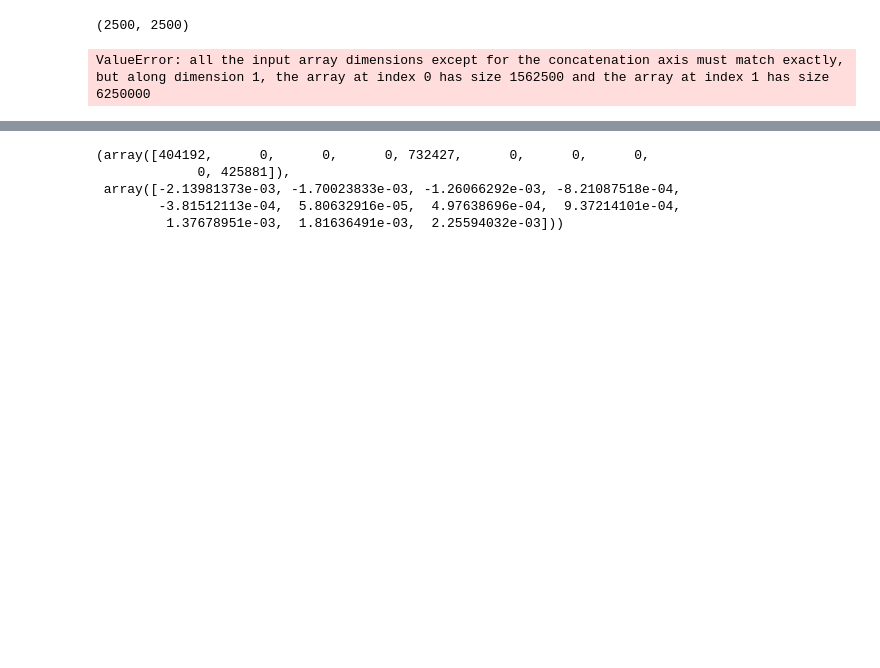
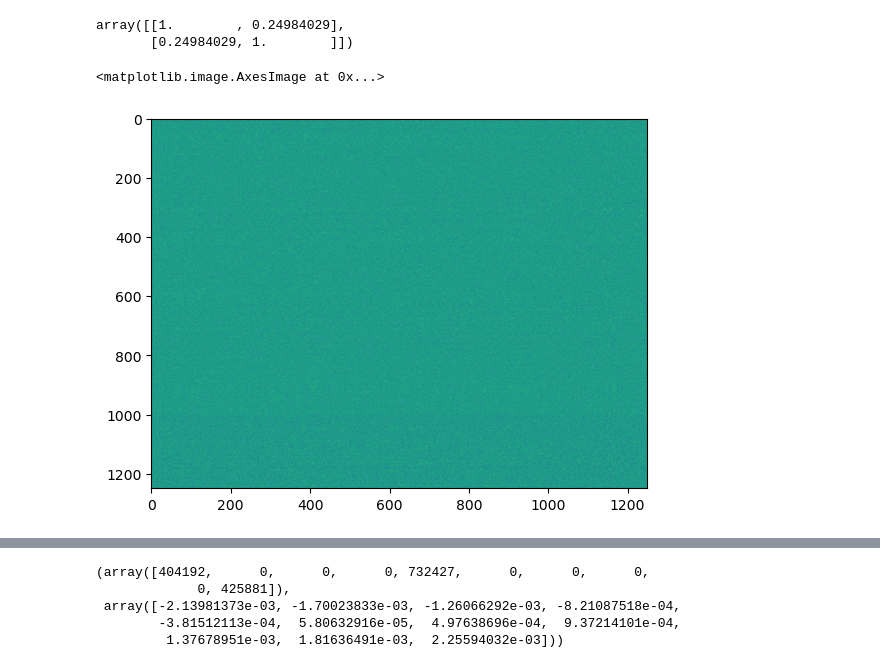
Before and after one commit to mjoudy/Calcium---AR, a Jupyter notebook: notebooks - analysis/classification-network_validation.ipynb, the cells around one changed output, grey strips where cells are left out. Cells and saved outputs as stored; diff of their text form; code cells hidden in the pictures; blank space fills up the shorter version.

```diff
--- a/notebooks - analysis/classification-network_validation.ipynb
+++ b/notebooks - analysis/classification-network_validation.ipynb
@@ -15,13 +15,13 @@ mat_est_h5 = np.load('data/est_connectivity-h5-2.npy')
 # %%
 gt_6 = np.load('data/connectivity-N1250-T10e06.npy')
 est_6 = np.load('data/est_connectivity-N1250-T10e06.npy')
+# %%
+dz_conn = np.load('data/dask_zarr/connectivity-N1250-T10e06.npy')
+dz_est = np.load('data/dask_zarr/output_A.npy')
 # %%
 est_tau1000 = np.load('data/est_connectivity-N1250-T10e06-tau1000.npy')
-# %%
-mat_gt_h5.shape
-# %% [output]
-(2500, 2500)
 # %%
-np.corrcoef(mat_est_h5.flatten(), mat_gt_h5.flatten())
+np.corrcoef(dz_est.T.flatten(), dz_conn.flatten())
 # %% [output]
-ValueError: all the input array dimensions except for the concatenation axis must match exactly, but along dimension 1, the array at index 0 has size 1562500 and the array at index 1 has size 6250000
+array([[1.        , 0.24984029],
+       [0.24984029, 1.        ]])
@@ -30,0 +28,5 @@ values_est6 = est_tau1000.reshape(-1, 1)
+# %%
+plt.imshow(dz_est.T, cmap='viridis', aspect='auto')
+# %% [output]
+<matplotlib.image.AxesImage at 0x...>
+[figure, added]
```
Also changed, not shown: parts of 6 cells of this notebook, 1 other file.
